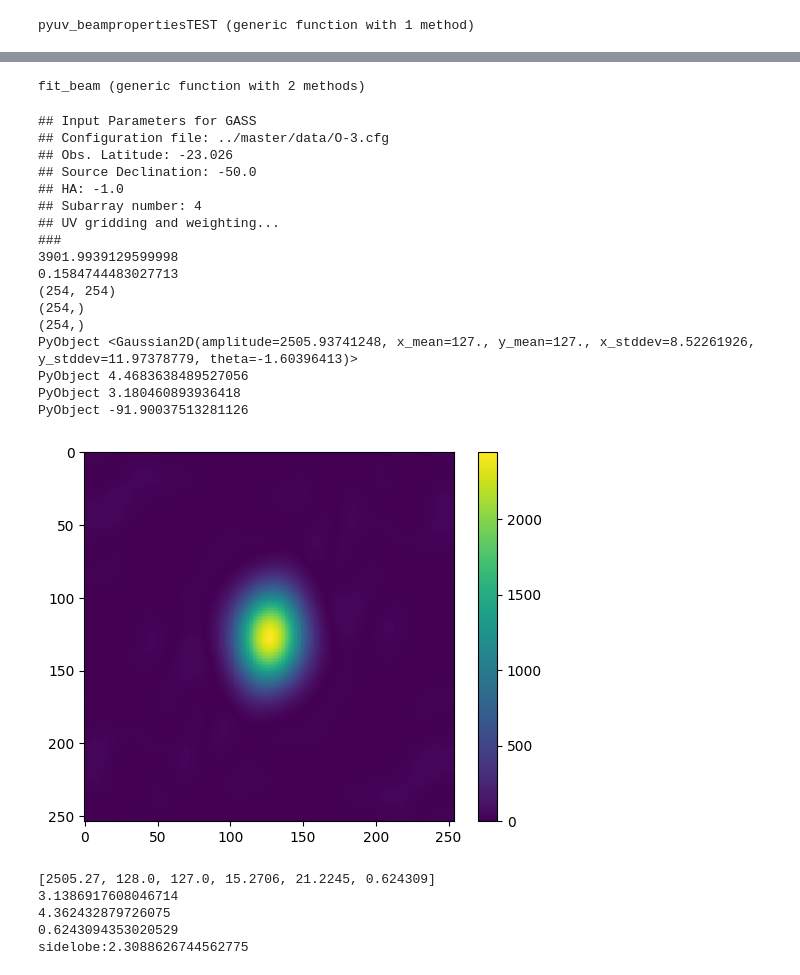
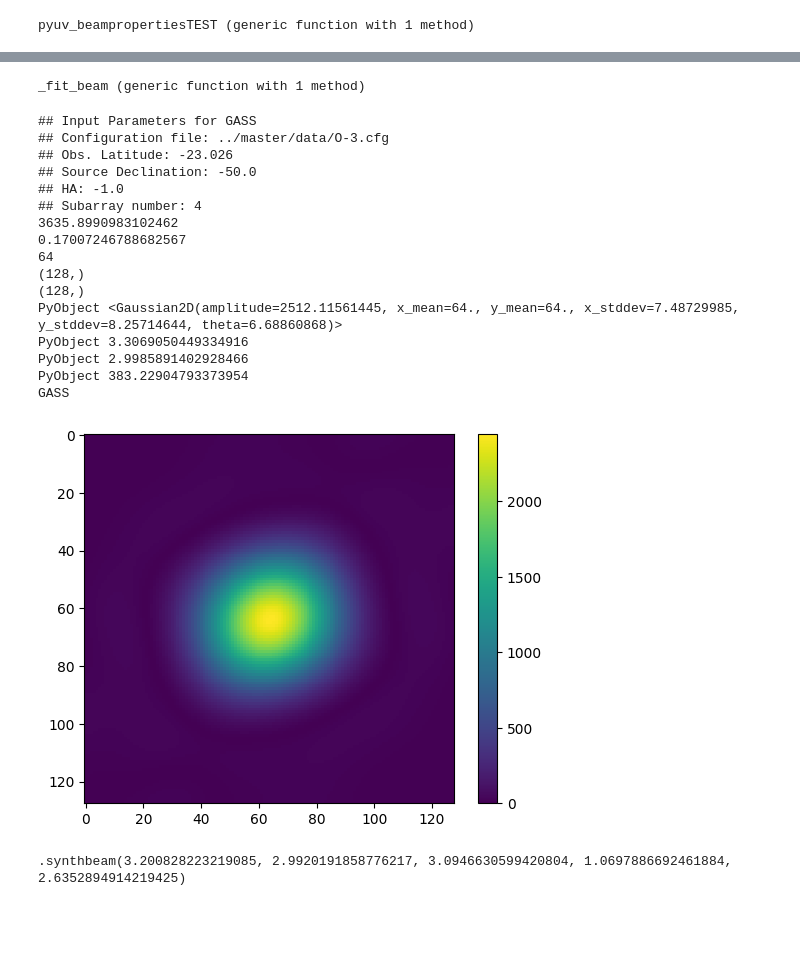
Before and after one commit to bosscha/GASS, a Jupyter notebook: notebooks/GA-uvw.ipynb, the cells around one changed output, grey strips where cells are left out. Drawn from its saved outputs; the diff is of its cells as text; code cells hidden in the pictures; blank space fills up the shorter version.

```diff
--- a/notebooks/GA-uvw.ipynb
+++ b/notebooks/GA-uvw.ipynb
@@ -146,7 +156,7 @@ end
 pyuv_beamproperties (generic function with 1 method)
 # %%
 ###################################
-function pyuv_beampropertiesTEST(uv; npix=512, sizefit=60 , R=2)
+function pyuv_beampropertiesTEST(uv; npix=512, sizefit=60 , robust=2)
     lmax= maximum(abs.(uv))
     dx= 16lmax  / npix
     binx= range(-8lmax,stop=8lmax,length=npix)
@@ -162,16 +172,7 @@ function pyuv_beampropertiesTEST(uv; npix=512, sizefit=60 , R=2)
     Hsum= sum(H)
     H2sum= sum(1 ./ H[H .> 0].^2)/Hsum
 
-    println(size(H))
-    for i in 1:252
-        for j in 1:252
-            if H[i,j] > 0
-                #H[i,j]= 1
-            end
-        end
-    end
-
-    f2= (5 * 10.0^(-R))^2 * H2sum
+    f2= (5 * 10.0^(-robust))^2 * H2sum
     H2 = H ./ (1 .+ f2 .* H)
 
     #h = np.fft[:fft2](H2)
@@ -183,6 +184,7 @@ function pyuv_beampropertiesTEST(uv; npix=512, sizefit=60 , R=2)
     center= npix/2
     coord_a= convert(Int64,center-sizefit/2)
     coord_b= convert(Int64,center+sizefit/2)
+    println(coord_a)
 
     x, y = mgrid(sizefit, sizefit)
     hshiftcut= hshift'[coord_a:coord_b, coord_a:coord_b]
@@ -247,7 +251,7 @@ calc_uv2dirtybeam (generic function with 4 methods)
 ## fitting of the Gaussian 2D for the beam
 ## assuming offset=0 for the beam
 
-function gaussian2D(x,y, amplitude, xo, yo, σx, σy, θ)
+function _gaussian2D(x,y, amplitude, xo, yo, σx, σy, θ)
 
     a = (cosd(θ)^2)/(2σx^2) + (sind(θ)^2)/(2*σy^2)
     b = -(sind(2θ))/(2σx^2) - (sind(2θ))/(2σy^2)
@@ -257,7 +261,7 @@ function gaussian2D(x,y, amplitude, xo, yo, σx, σy, θ)
 end
 
 #################################
-function fit_beam(beam , dr)
+function _fit_beam(beam , dr)
     bs= size(beam)
     h= reshape(beam,(bs[1]*bs[2],))
 
@@ -275,7 +279,7 @@ function fit_beam(beam , dr)
         end
     end
 
-    @. multimodel(x, p) = gaussian2D(x[:,1], x[:,2], p[1], p[2] , p[3] , p[4] , p[5], p[6])
+    @. multimodel(x, p) = _gaussian2D(x[:,1], x[:,2], p[1], p[2] , p[3] , p[4] , p[5], p[6])
     p0 = [maximum(beam) , bs[1]/2 , bs[2]/2 , 1, 1, 0]
     f= curve_fit(multimodel, xy, h, p0)
     println(f.param)
@@ -285,50 +289,57 @@ function fit_beam(beam , dr)
     println(f.param[5]*dr*gaussian_sigma_to_fwhm)
     println(f.param[6])
     println("sidelobe:", maximum(f.resid * 100 / f.param[1]))
-    return(fit , f.resid)
+
+    bx= f.param[4]*dr*gaussian_sigma_to_fwhm
+    by= f.param[5]*dr*gaussian_sigma_to_fwhm
+    e= max(bx/by, by/bx)
+    ar= sqrt(bx*by)
+    sidelobe= maximum(f.resid * 100 / f.param[1])
+    b = _synthbeam(bx, by,ar,e, sidelobe)
+
+    return(fit , f.resid , b)
 end
 # %% [output]
-fit_beam (generic function with 2 methods)
+_fit_beam (generic function with 1 method)
 # %%
 ### Main
 macro main(inpfile)
     cfg = read_cfg(inpfile , verbose=true)
 
     ## array test
     bl= calc_baselines(cfg.arr)
-    # uv= calc_uv(bl, 0.0,  cfg.obs.Source_Declination)
-    uv= calc_uv(bl, 0.0, 30)
-    h , dr=  calc_uv2dirtybeam(uv , 255, 253)
-    dirty= pyuv_beampropertiesTEST(uv , npix=255, sizefit=253)
-    f, residuals= fit_beam(h , dr)
+    uv= calc_uv(bl, cfg.obs.Source_Hour_Angle ,  cfg.obs.Source_Declination)
+    #uv= _calc_uv(bl, 0.0, -50)
+
+    dirty= pyuv_beampropertiesTEST(uv , npix=255, sizefit=127, robust=2)
+    h , dr=  calc_dirtybeam(uv , 255, 127, robust=2)
+    #f, residuals , b= _fit_beam(h , dr)
+    b= fit_beam(h , dr)
+    println(b)
+
     PyPlot.imshow(h)
     PyPlot.colorbar()
     PyPlot.show()
 
 end
 
 @main("../master/data/GA_Inputs_O-3.txt.julia")
 # %% [output]
 ## Input Parameters for GASS
 ## Configuration file: ../master/data/O-3.cfg
 ## Obs. Latitude: -23.026
 ## Source Declination: -50.0
 ## HA: -1.0
 ## Subarray number: 4
-## UV gridding and weighting...
-###
-3901.9939129599998
-0.1584744483027713
-(254, 254)
-(254,)
-(254,)
-PyObject <Gaussian2D(amplitude=2505.93741248, x_mean=127., y_mean=127., x_stddev=8.52261926, y_stddev=11.97378779, theta=-1.60396413)>
-PyObject 4.4683638489527056
-PyObject 3.180460893936418
-PyObject -91.90037513281126
+3635.8990983102462
+0.17007246788682567
+64
+(128,)
+(128,)
+PyObject <Gaussian2D(amplitude=2512.11561445, x_mean=64., y_mean=64., x_stddev=7.48729985, y_stddev=8.25714644, theta=6.68860868)>
+PyObject 3.3069050449334916
+PyObject 2.9985891402928466
+PyObject 383.22904793373954
+GASS
-[figure, old version]
+[figure, new version]
-[2505.27, 128.0, 127.0, 15.2706, 21.2245, 0.624309]
-3.1386917608046714
-4.362432879726075
-0.6243094353020529
-sidelobe:2.3088626744562775
+.synthbeam(3.200828223219085, 2.9920191858776217, 3.0946630599420804, 1.0697886692461884, 2.6352894914219425)
```
Also changed, not shown: parts of 4 cells of this notebook, 4 other files.
